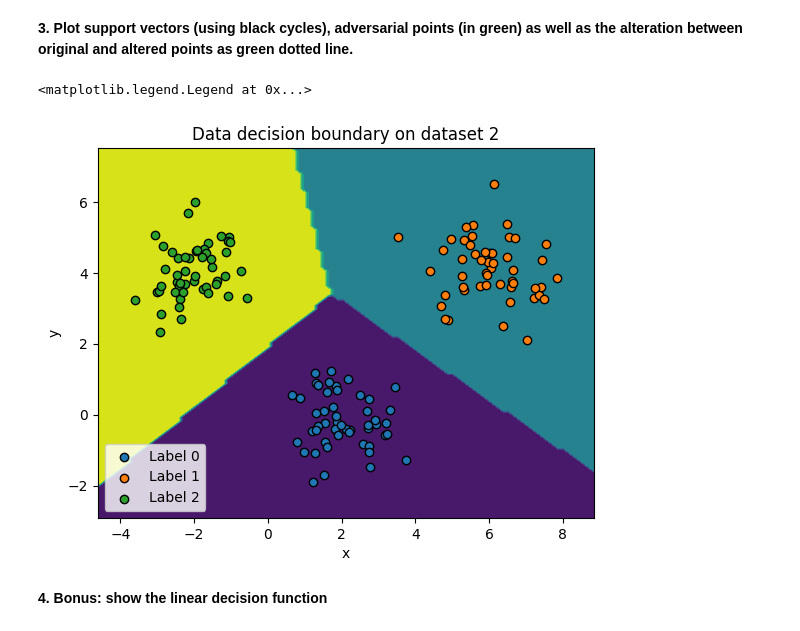
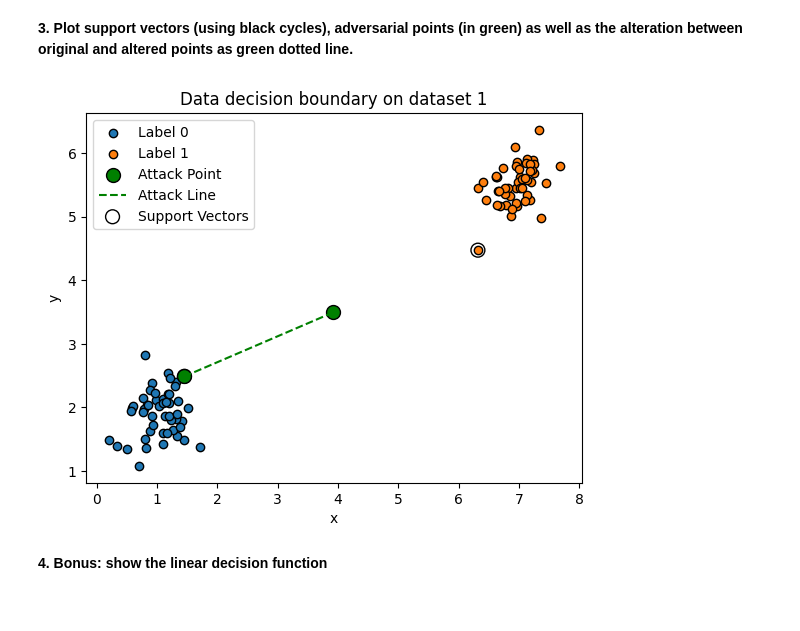
Before and after one commit to Bast-94/CYBER-ML-PW, a Jupyter notebook: AML.ipynb, the cells around one changed output. Saved outputs shown, nothing was run; the diff lists cells and outputs as text; code cells hidden in the pictures.

```diff
--- a/AML.ipynb
+++ b/AML.ipynb
@@ -71,18 +71,3 @@ Text(0.5, 1.0, 'Data decision boundary on dataset 2')
 # %% [markdown]
 **3. Plot support vectors (using black cycles), adversarial points (in green) as well as the alteration
 between original and altered points as green dotted line.**
-# %%
-fig = plt.figure()
-ax = fig.add_subplot(1, 1, 1)
-display.plot(ax=ax)
-for label in np.unique(y):
-    ax.scatter(X[y == label, 0], X[y == label, 1], label=f"Label {label}",cmap=plt.cm.Paired, edgecolors='black')
-xlim = ax.get_xlim()
-ylim = ax.get_ylim()
-ax.set_xlabel('x')
-ax.set_ylabel('y')
-ax.set_title(f'Data decision boundary on dataset 2')
-ax.legend()
-# %% [output]
-<matplotlib.legend.Legend at 0x...>
-[figure, removed]
@@ -89,2 +98,46 @@ ax.legend()
+# %%
+from sklearn.inspection import DecisionBoundaryDisplay
+fig = plt.figure()
+
+
+n_samples, centers, cluster_std = dataset_params[0].values()
+X, y = make_blobs(n_samples = n_samples, centers = centers, cluster_std = cluster_std)
+ax = fig.add_subplot(1, 1, 1)
+
+clf = svm.SVC(C=1, kernel='linear')
+clf.fit(X, y)
+
+for label in np.unique(y):
+    ax.scatter(X[y == label, 0], X[y == label, 1], label=f"Label {label}",cmap=plt.cm.Paired, edgecolors='black')
+
+distance_function = lambda x, y: np.linalg.norm(x-y)
+
+xlim = ax.get_xlim()
+ylim = ax.get_ylim()
+
+support_vectors = clf.support_vectors_
+vec = clf.support_vectors_[0]
+attack_point,_ = fgsm_attack_svm_2c(clf, vec, dist_function=distance_function, step=0.1)
+
+
+# plot attack point
+ax.scatter(attack_point[0], attack_point[1], s=100,facecolor='green', label='Attack Point' ,edgecolors='black')
+# plot line between attack point and support vector
+
+ax.plot([attack_point[0], vec[0]], [attack_point[1], vec[1]], color='green', linestyle='--', label='Attack Line')
+
+ax.scatter(support_vectors[:, 0], support_vectors[:, 1], s=100,
+            linewidth=1, edgecolors='k',facecolor='none', label='Support Vectors')
+ax.scatter(support_vectors[:1, 0], support_vectors[:1, 1], s=100,
+            linewidth=1, edgecolors='k',facecolor='green')
+
+
+ax.set_xlabel('x')
+ax.set_ylabel('y')
+ax.set_title(f'Data decision boundary on dataset 1')
+ax.legend()
+plt.show()
+# %% [output]
+[figure, added]
 # %% [markdown]
 **4. Bonus: show the linear decision function**
```
Also changed, not shown: parts of 4 cells of this notebook, 1 other file.
